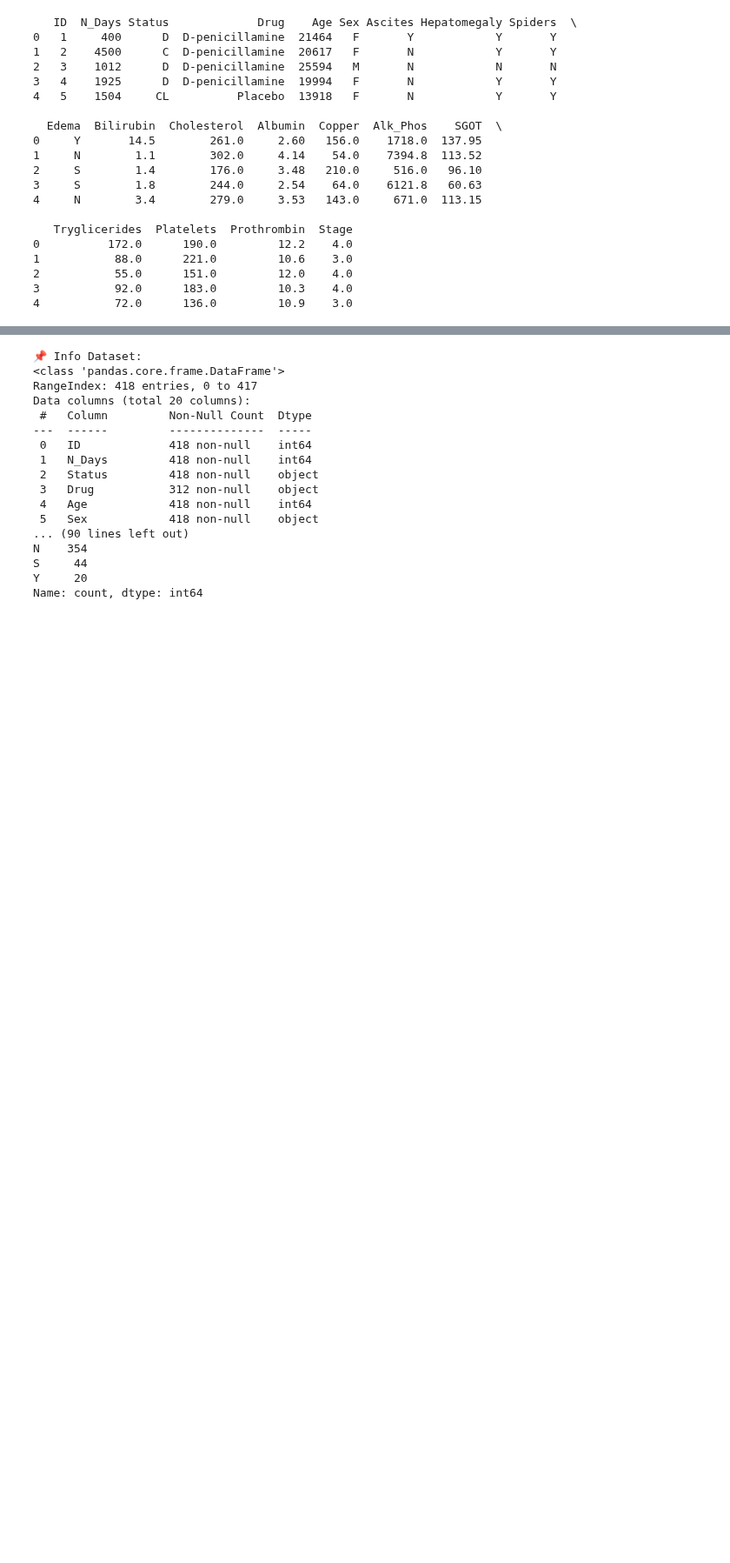
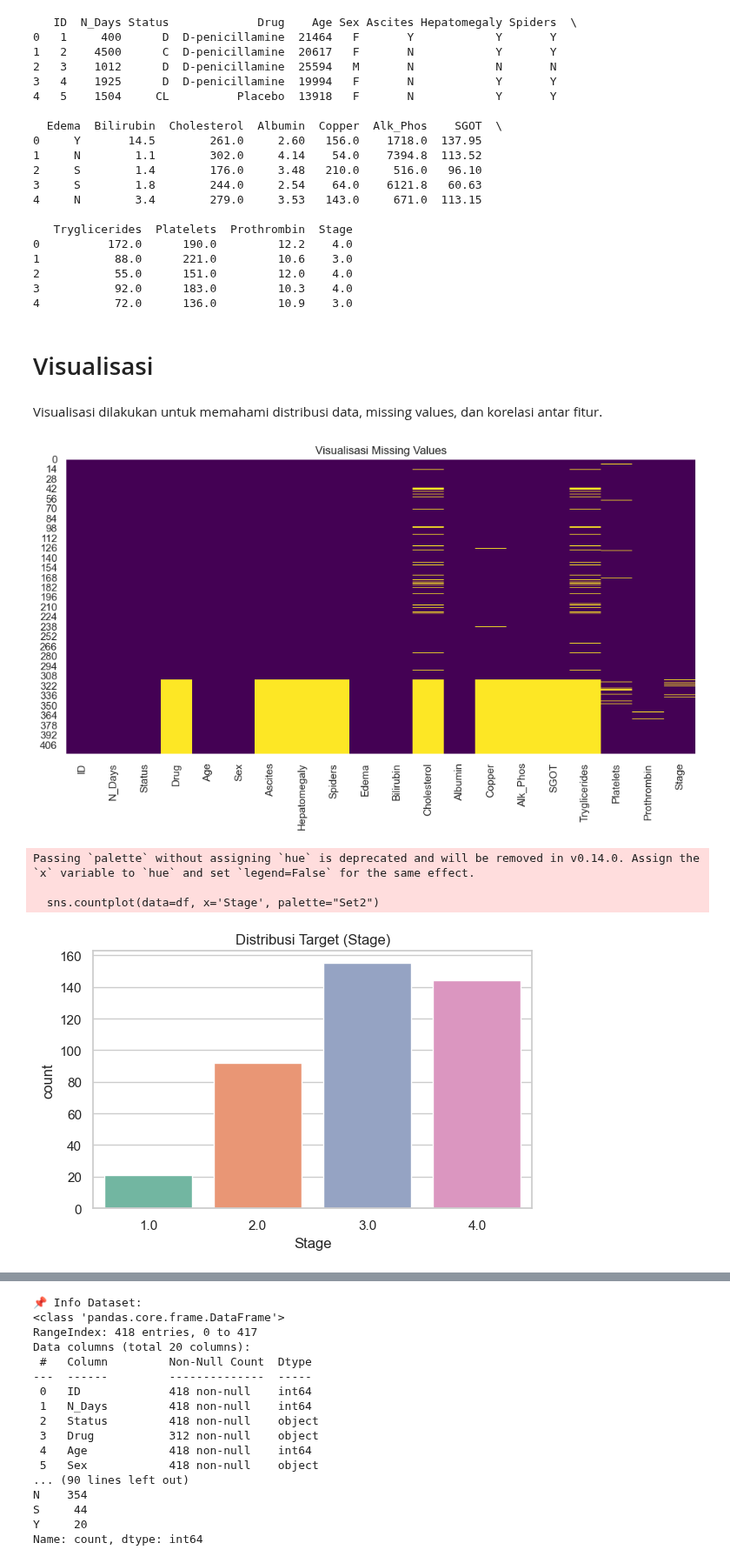
Before and after one commit to tuhu02/pendata, a Jupyter notebook: uts.ipynb, the cells around one changed output, grey strips where cells are left out. Shown at 87% size. Saved outputs shown, nothing was run; the diff lists cells and outputs as text; code cells hidden in the pictures; blank space fills up the shorter version.

```diff
--- a/uts.ipynb
+++ b/uts.ipynb
@@ -37,3 +40,46 @@ print(df.head())
 2           55.0      151.0         12.0    4.0
 3           92.0      183.0         10.3    4.0
 4           72.0      136.0         10.9    3.0
+# %% [markdown]
+# Visualisasi
+# %% [markdown]
+Visualisasi dilakukan untuk memahami distribusi data, missing values, dan korelasi antar fitur.
+# %%
+
+import pandas as pd
+import matplotlib.pyplot as plt
+import seaborn as sns
+
+# Baca data
+df = pd.read_csv("cirrhosis.csv")
+
+# Set style seaborn
+sns.set(style="whitegrid")
+
+# Visualisasi Missing Values
+plt.figure(figsize=(10, 6))
+sns.heatmap(df.isnull(), cbar=False, cmap="viridis")
+plt.title("Visualisasi Missing Values")
+plt.tight_layout()
+plt.show()
+
+# Visualisasi distribusi target (jika kolom 'Stage' ada)
+if 'Stage' in df.columns:
+    plt.figure(figsize=(6, 4))
+    sns.countplot(data=df, x='Stage', palette="Set2")
+    plt.title("Distribusi Target (Stage)")
+    plt.tight_layout()
+    plt.show()
+
+# Heatmap Korelasi
+plt.figure(figsize=(12, 8))
+sns.heatmap(df.corr(numeric_only=True), annot=True, cmap='coolwarm', fmt=".2f")
+plt.title("Heatmap Korelasi Fitur Numerik")
+plt.tight_layout()
+plt.show()
+# %% [output]
+[figure, added]
+Passing `palette` without assigning `hue` is deprecated and will be removed in v0.14.0. Assign the `x` variable to `hue` and set `legend=False` for the same effect.
+
+  sns.countplot(data=df, x='Stage', palette="Set2")
+[figure, added]
```
Also changed, not shown: parts of 5 cells of this notebook, 1 other file.
